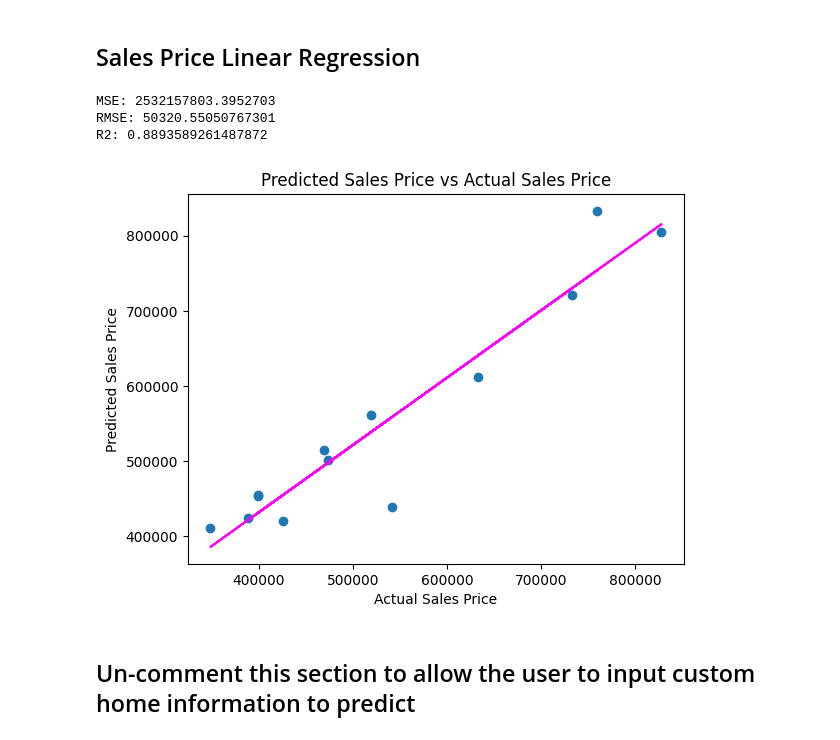
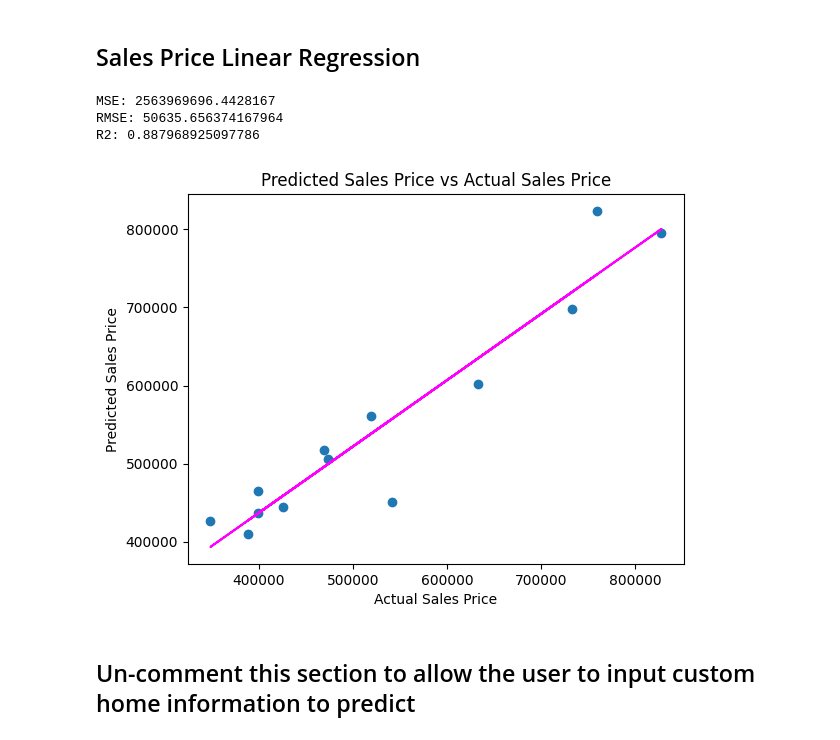
Before and after one commit to jason-christopher/Wheeler_Home_Values, a Jupyter notebook: analysis.ipynb, the cells around one changed output. Saved outputs shown, nothing was run; the diff lists cells and outputs as text; code cells hidden in the pictures.

```diff
--- a/analysis.ipynb
+++ b/analysis.ipynb
@@ -29,6 +29,9 @@ df['sales_prices'] = df['sales_prices'].apply(ast.literal_eval)
 get_most_recent = lambda x: next(iter(x.values())) if x else None
 df['most_recent_sales_price'] = df['sales_prices'].apply(get_most_recent)
 df['most_recent_market_value'] = df['market_values'].apply(get_most_recent)
+
+# Get total square footage by adding unfin_attic_sqft to the square_feet column
+df['total_sqft'] = df['square_feet'] + df['unfin_attic_sqft']
 
 # Calculate price/square foot
 df['price/square_foot'] = df['most_recent_sales_price'] / df['square_feet']
@@ -329,38 +332,38 @@ R2: 0.8845070866428177
 # Clean the data by removing sales data from before 2022 and break into features and labels
 cleaned_df = df[df['sales_prices'].apply(lambda x: next(iter(x), None)) >= 2022]
 cleaned_df = cleaned_df.dropna(subset=['square_feet', 'most_recent_sales_price'])
-X = cleaned_df[['square_feet', 'year_built', 'bedrooms', 'bathrooms', 'has_garage', 'has_apt']].values
+X = cleaned_df[['total_sqft', 'year_built', 'bedrooms', 'bathrooms', 'has_garage', 'has_apt']].values
 y = cleaned_df['most_recent_sales_price'].values
 
 # Split data into training/testing groups and create a model
 X_train, X_test, y_train, y_test = train_test_split(X, y, test_size=0.30, random_state=0)
 sales_model = LinearRegression().fit(X_train, y_train)
 predictions = sales_model.predict(X_test)
 
 # Determine how well the model predicts
 mse = mean_squared_error(y_test, predictions)
 print("MSE:", mse)
 rmse = np.sqrt(mse)
 print("RMSE:", rmse)
 r2 = r2_score(y_test, predictions)
 print("R2:", r2)
 
 # Plot predicted vs actual
 plt.scatter(y_test, predictions)
 plt.xlabel('Actual Sales Price')
 plt.ylabel('Predicted Sales Price')
 plt.title('Predicted Sales Price vs Actual Sales Price')
 
 # Overlay the regression line
 z = np.polyfit(y_test, predictions, 1)
 p = np.poly1d(z)
 plt.plot(y_test,p(y_test), color='magenta')
 plt.show()
 # %% [output]
-MSE: 2532157803.3952703
-RMSE: 50320.55050767301
-R2: 0.8893589261487872
+MSE: 2563969696.4428167
+RMSE: 50635.656374167964
+R2: 0.887968925097786
-[figure, old version]
+[figure, new version]
 # %% [markdown]
 ## Un-comment this section to allow the user to input custom home information to predict
 # %%
```
Also changed, not shown: parts of 7 cells of this notebook.
